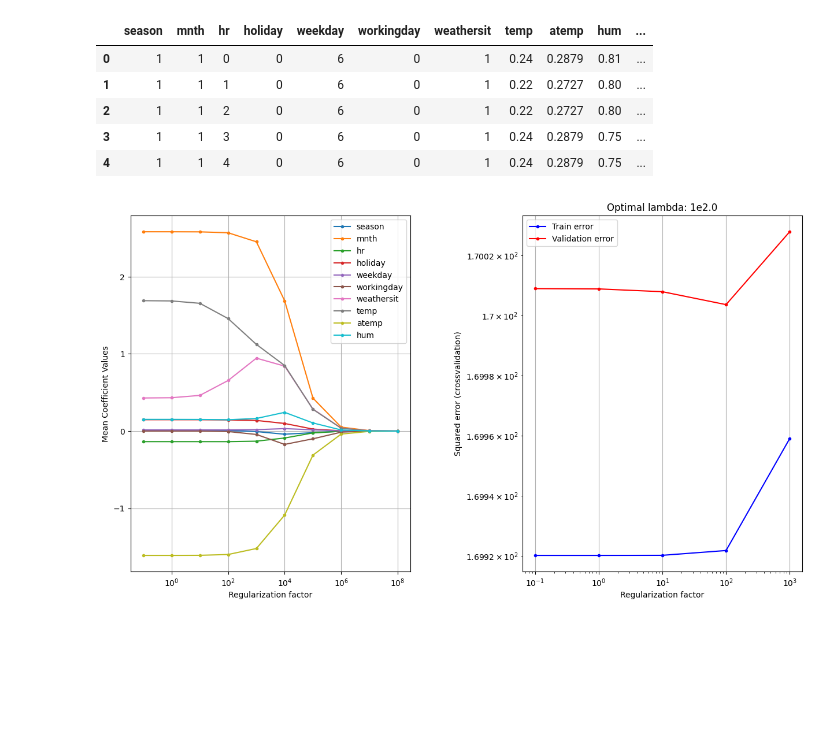
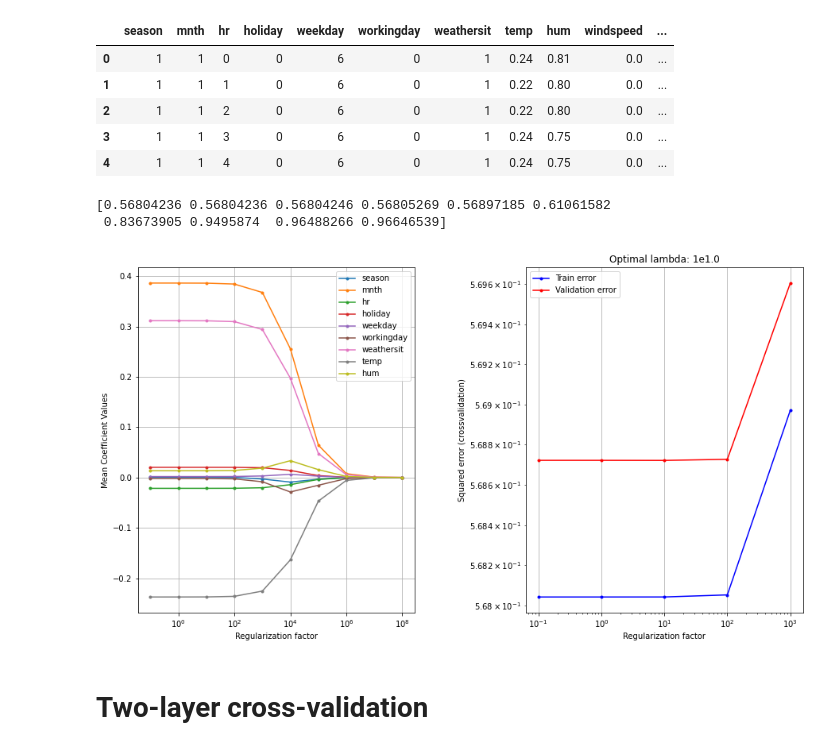
Before and after one commit to NicoloResmini/dtu-02450-projects, a Jupyter notebook: project_2/regression.ipynb, the cells around one changed output. Saved outputs shown, nothing was run; the diff lists cells and outputs as text; code cells hidden in the pictures; blank space fills up the shorter version.

Commit message:
Scale y on regression

```diff
--- a/project_2/regression.ipynb
+++ b/project_2/regression.ipynb
@@ -23,28 +23,25 @@ df['cnt'] = np.sqrt(df['cnt'])
 # Removing deprecated attributes after the sqrt transformation (cnt = casual + registered)
 df = df.drop('casual', axis=1)
 df = df.drop('registered', axis=1)
+df = df.drop('atemp', axis=1)
 
 df.head()
 # %% [output]
-|  | season | mnth | hr | holiday | weekday | workingday | weathersit | temp | atemp | hum | ... |
-| 0 | 1 | 1 | 0 | 0 | 6 | 0 | 1 | 0.24 | 0.2879 | 0.81 | ... |
-| 1 | 1 | 1 | 1 | 0 | 6 | 0 | 1 | 0.22 | 0.2727 | 0.80 | ... |
-| 2 | 1 | 1 | 2 | 0 | 6 | 0 | 1 | 0.22 | 0.2727 | 0.80 | ... |
-| 3 | 1 | 1 | 3 | 0 | 6 | 0 | 1 | 0.24 | 0.2879 | 0.75 | ... |
-| 4 | 1 | 1 | 4 | 0 | 6 | 0 | 1 | 0.24 | 0.2879 | 0.75 | ... |
+|  | season | mnth | hr | holiday | weekday | workingday | weathersit | temp | hum | windspeed | ... |
+| 0 | 1 | 1 | 0 | 0 | 6 | 0 | 1 | 0.24 | 0.81 | 0.0 | ... |
+| 1 | 1 | 1 | 1 | 0 | 6 | 0 | 1 | 0.22 | 0.80 | 0.0 | ... |
+| 2 | 1 | 1 | 2 | 0 | 6 | 0 | 1 | 0.22 | 0.80 | 0.0 | ... |
+| 3 | 1 | 1 | 3 | 0 | 6 | 0 | 1 | 0.24 | 0.75 | 0.0 | ... |
+| 4 | 1 | 1 | 4 | 0 | 6 | 0 | 1 | 0.24 | 0.75 | 0.0 | ... |
-# %%
-# Format data like exercises
-X = df.drop(columns=['cnt']).values
-N, M = X.shape
-y = df['cnt'].values
-attributeNames = df.columns.drop('cnt').tolist()
-# %%
-# apply a feature transformation to your data matrix x such that each column has mean 0 and standard deviation
-from sklearn.preprocessing import StandardScaler
-
-scaler = StandardScaler()
-X = scaler.fit_transform(X)
-df = pd.DataFrame(X, columns=attributeNames)
+# %%
+from sklearn.preprocessing import StandardScaler
+
+X_full = df.values
+scaler = StandardScaler()
+X_full_scaled = scaler.fit_transform(X_full)
+df = pd.DataFrame(X_full_scaled, columns=attributeNames+['cnt'])
+X = df.drop(columns=['cnt']).values
+y_scaled = df['cnt'].values
 # %%
 from matplotlib.pylab import (figure, semilogx, loglog, xlabel, ylabel, legend,
                            title, subplot, show, grid)
@@ -61,33 +58,37 @@ K = 10
 CV = model_selection.KFold(K, shuffle=True)
 
 # Values of lambda
 lambdas = np.power(10.,range(-1,9))
 
 # get optimal lambda and errors
-opt_val_err, opt_lambda, mean_w_vs_lambda, train_err_vs_lambda, test_err_vs_lambda = rlr_validate(X, y, lambdas, K)
+opt_val_err, opt_lambda, mean_w_vs_lambda, train_err_vs_lambda, test_err_vs_lambda = rlr_validate(X, y_scaled, lambdas, K)
 
 # Display the results for the last cross-validation fold
 figure(figsize=(15,8))
 subplot(1,2,1)
 semilogx(lambdas,mean_w_vs_lambda.T[:,1:],'.-') # Don't plot the bias term
 xlabel('Regularization factor')
 ylabel('Mean Coefficient Values')
 grid()
 # You can choose to display the legend, but it's omitted for a cleaner
 # plot, since there are many attributes
 legend(attributeNames, loc='best')
 
 plt.subplots_adjust(wspace=0.4, hspace=1.4)  # You can adjust the values for more or less space
 
 subplot(1,2,2)
 title('Optimal lambda: 1e{0}'.format(np.log10(opt_lambda)))
 # plotting in range -1,4 for optimal visualization
 loglog(lambdas[:5],train_err_vs_lambda.T[:5],'b.-',lambdas[:5],test_err_vs_lambda.T[:5],'r.-')
 xlabel('Regularization factor')
 ylabel('Squared error (crossvalidation)')
 legend(['Train error','Validation error'])
 grid()
 savefig('res/plots/lambda.png')
 # %% [output]
+[0.56804236 0.56804236 0.56804246 0.56805269 0.56897185 0.61061582
+ 0.83673905 0.9495874  0.96488266 0.96646539]
-[figure, old version]
+[figure, new version]
+# %% [markdown]
+# Two-layer cross-validation
 # %%
```
Also changed, not shown: parts of 2 cells of this notebook, 2 other files.
